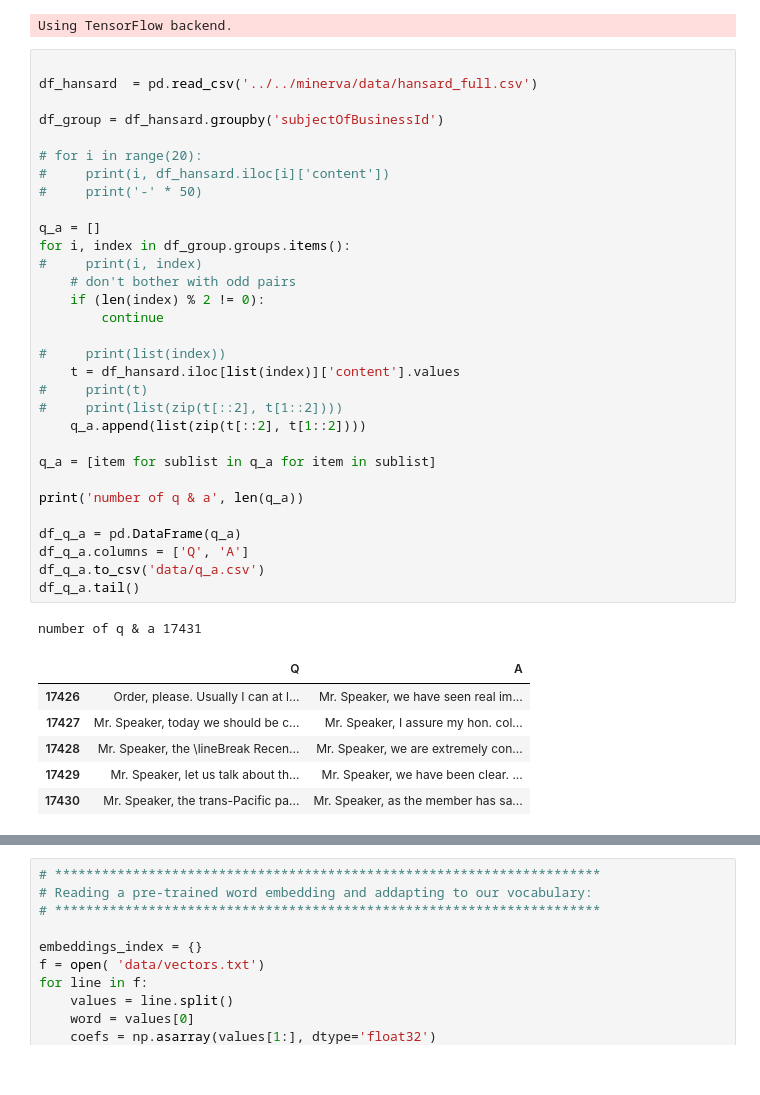
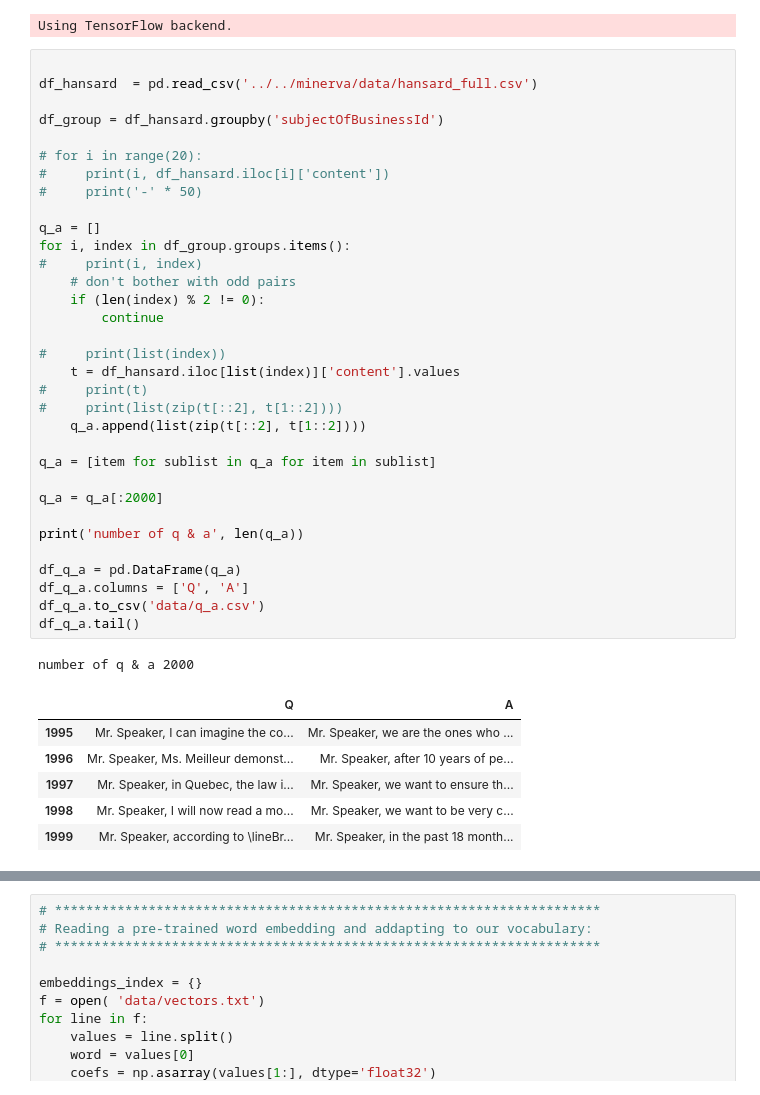
Before and after one commit to ourDirection/ourDirection, a Jupyter notebook: oracle/Seq2seq-Chatbot-for-Keras/Seq2SeqBot.ipynb, the cells around one changed output, grey strips where cells are left out. Saved outputs shown, nothing was run; the diff lists cells and outputs as text.

```diff
--- a/oracle/Seq2seq-Chatbot-for-Keras/Seq2SeqBot.ipynb
+++ b/oracle/Seq2seq-Chatbot-for-Keras/Seq2SeqBot.ipynb
@@ -47,39 +47,41 @@ df_hansard  = pd.read_csv('../../minerva/data/hansard_full.csv')
 
 df_group = df_hansard.groupby('subjectOfBusinessId')
 
 # for i in range(20):
 #     print(i, df_hansard.iloc[i]['content'])
 #     print('-' * 50)
 
 q_a = []
 for i, index in df_group.groups.items():
 #     print(i, index)
     # don't bother with odd pairs
     if (len(index) % 2 != 0):
         continue
 
 #     print(list(index))
     t = df_hansard.iloc[list(index)]['content'].values
 #     print(t)
 #     print(list(zip(t[::2], t[1::2])))
     q_a.append(list(zip(t[::2], t[1::2])))
 
 q_a = [item for sublist in q_a for item in sublist]
 
+q_a = q_a[:2000]
+
 print('number of q & a', len(q_a))
 
 df_q_a = pd.DataFrame(q_a)
 df_q_a.columns = ['Q', 'A']
 df_q_a.to_csv('data/q_a.csv')
 df_q_a.tail()
 # %% [output]
-number of q & a 17431
+number of q & a 2000
 |  | Q | A |
-| 17426 | Order, please. Usually I can at l... | Mr. Speaker, we have seen real im... |
-| 17427 | Mr. Speaker, today we should be c... | Mr. Speaker, I assure my hon. col... |
-| 17428 | Mr. Speaker, the \lineBreak Recen... | Mr. Speaker, we are extremely con... |
-| 17429 | Mr. Speaker, let us talk about th... | Mr. Speaker, we have been clear. ... |
-| 17430 | Mr. Speaker, the trans-Pacific pa... | Mr. Speaker, as the member has sa... |
+| 1995 | Mr. Speaker, I can imagine the co... | Mr. Speaker, we are the ones who ... |
+| 1996 | Mr. Speaker, Ms. Meilleur demonst... | Mr. Speaker, after 10 years of pe... |
+| 1997 | Mr. Speaker, in Quebec, the law i... | Mr. Speaker, we want to ensure th... |
+| 1998 | Mr. Speaker, I will now read a mo... | Mr. Speaker, we want to be very c... |
+| 1999 | Mr. Speaker, according to \lineBr... | Mr. Speaker, in the past 18 month... |
 # %%
 
 
```
Also changed, not shown: parts of 7 cells of this notebook, 3 other files.
